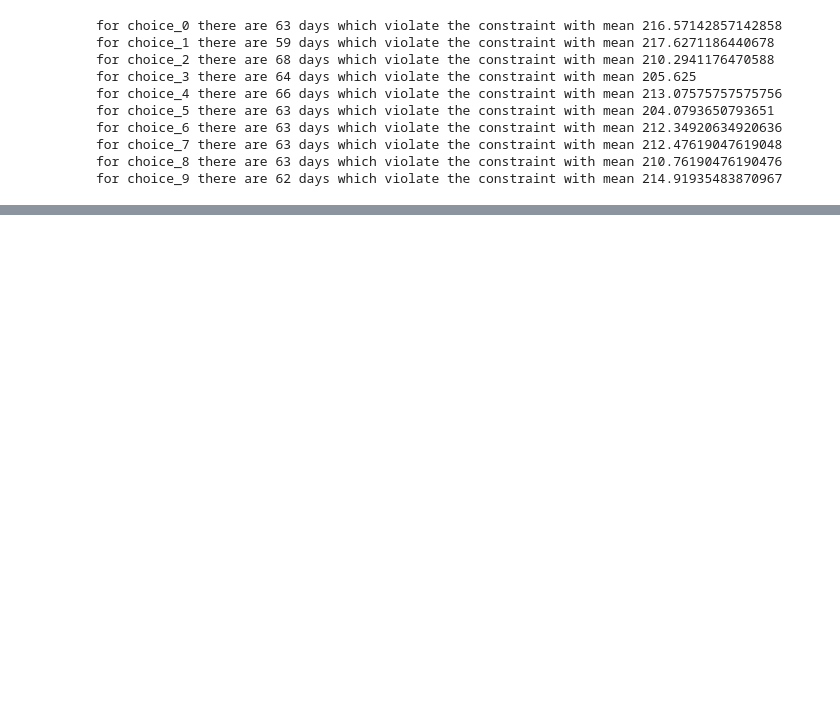
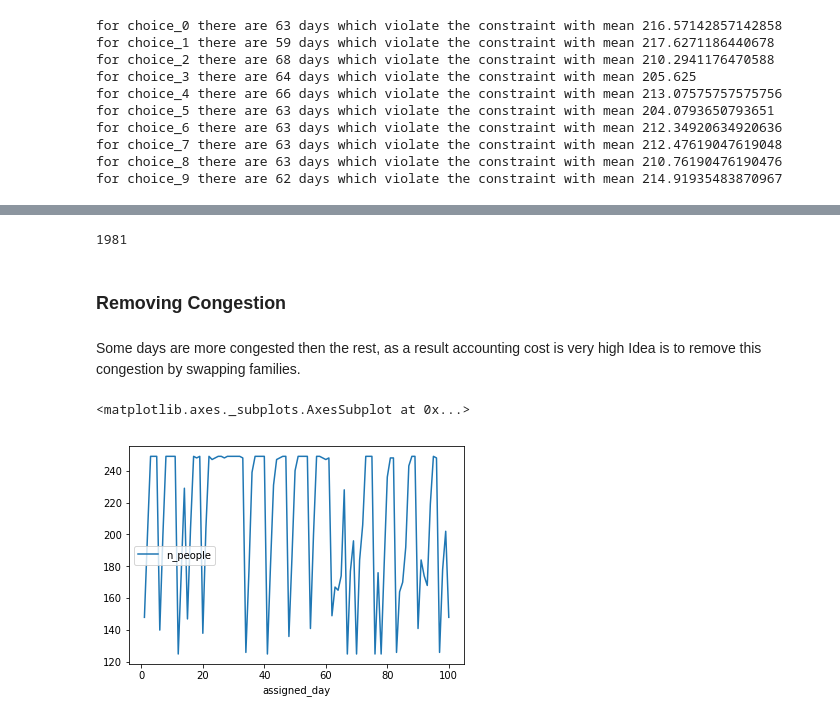
Before and after one commit to irfanijaz/kaggle-santa, a Jupyter notebook: santa-optimizer.ipynb, the cells around one changed output, grey strips where cells are left out. Saved outputs shown, nothing was run; the diff lists cells and outputs as text; code cells hidden in the pictures; blank space fills up the shorter version.

```diff
--- a/santa-optimizer.ipynb
+++ b/santa-optimizer.ipynb
@@ -94,3 +109,24 @@ df[df.choice_0==1]['n_people'].sum()
+# %%
+choice_array=[]
+cost_array=[]
+
+for index, row in sample_sub.iterrows():
+        f_id = row['family_id']
+        a_day = row['assigned_day']
+        f_choices = df[df.family_id==f_id].drop(columns=['n_people', 'family_id']).values[0]
+        ch_id = 0
+        for i, e in enumerate(f_choices):
+            if e==a_day:
+                ch_id = i + 1
+                break
+            else:
+                ch_id = 11 #wildcard choice
+        pref_cost_val = cost.iloc[f_id, ch_id]
+        choice_array.append(ch_id)
+        cost_array.append(pref_cost_val)
+
+sample_sub['choice_id']=ch_ar
+sample_sub['pref_cost_val']=cost_ar
 # %%
 df[['n_people']].hist()
 # %% [output]
@@ -168,0 +188,13 @@ for choice_9 there are 62 days which violate the constraint with mean 214.919354
+# %%
+initial = sample_sub[['family_id','assigned_day','pref_cost_val', 'choice_id', 'n_people']]
+initial = initial.rename(columns={'assigned_day':'initial_assigned_day', 'pref_cost_val':'initial_cost', 'choice_id':'initial_choice_id'})
+initial['assigned_day']=initial['initial_assigned_day']
+initial['choice_id']=initial['initial_choice_id']
+# %%
+rank = [3972,3538,3104,2670,2236,1802,1368]
+for i,e in enumerate(rank):
+    sample_sub_ss = sample_sub[(sample_sub.pref_cost_val==e)&(sample_sub.choice_id==11)]
+    initial = moving_pref(sample_sub_ss, initial, df)
+    x=acct_pen(initial)
+    y=pref_cost_family(cost, df, initial)
+    print(x,'-',y)
@@ -168,0 +209,16 @@ for choice_9 there are 62 days which violate the constraint with mean 214.919354
+# %%
+#families moved
+initial[initial.initial_assigned_day!=initial.assigned_day]['family_id'].count()
+# %% [output]
+1981
+# %% [markdown]
+### Removing Congestion
+# %% [markdown]
+Some days are more congested then the rest, as a result accounting cost is very high
+Idea is to remove this congestion by swapping families.
+# %%
+occu_df = initial.groupby('assigned_day')['n_people'].sum().reset_index()
+occu_df.plot(x='assigned_day', y='n_people')
+# %% [output]
+<matplotlib.axes._subplots.AxesSubplot at 0x...>
+[figure, added]
```
Also changed, not shown: parts of 48 cells of this notebook, 1 other file.
